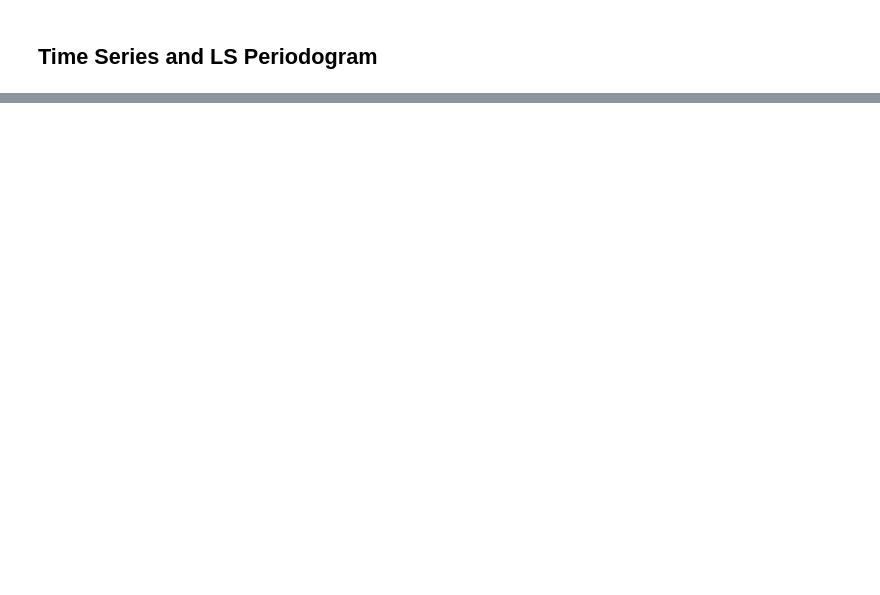
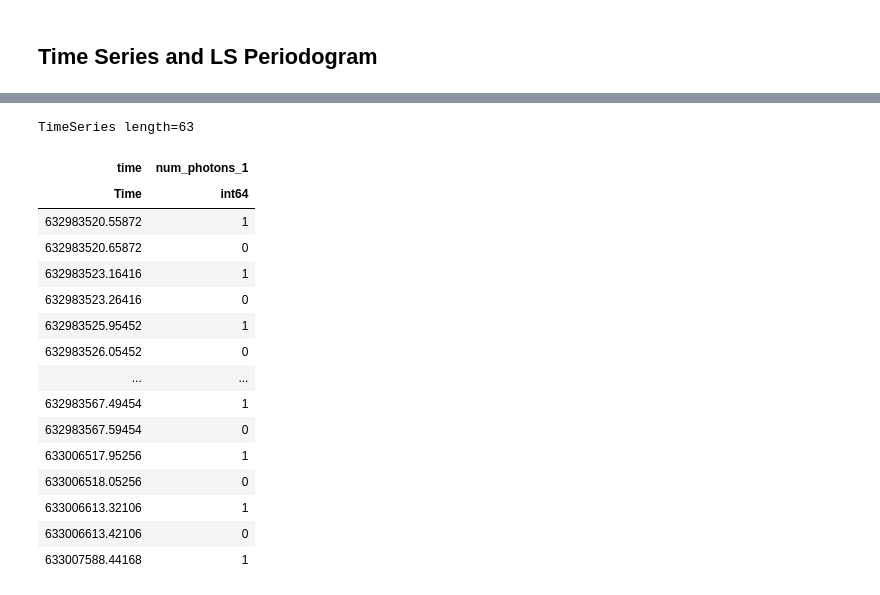
Before and after one commit to saphiooo/counting_stars, a Jupyter notebook: swift_uvot_events.ipynb, the cells around one changed output, grey strips where cells are left out. Drawn from its saved outputs; the diff is of its cells as text; code cells hidden in the pictures; blank space fills up the shorter version.

```diff
--- a/swift_uvot_events.ipynb
+++ b/swift_uvot_events.ipynb
@@ -463 +483,21 @@ def splitData (data, d):
+# %%
+ts
+# %% [output]
+TimeSeries length=63
+| time | num_photons_1 |
+| Time | int64 |
+| 632983520.55872 | 1 |
+| 632983520.65872 | 0 |
+| 632983523.16416 | 1 |
+| 632983523.26416 | 0 |
+| 632983525.95452 | 1 |
+| 632983526.05452 | 0 |
+| ... | ... |
+| 632983567.49454 | 1 |
+| 632983567.59454 | 0 |
+| 633006517.95256 | 1 |
+| 633006518.05256 | 0 |
+| 633006613.32106 | 1 |
+| 633006613.42106 | 0 |
+| 633007588.44168 | 1 |
 # %%
```
Also changed, not shown: parts of 44 cells of this notebook.
